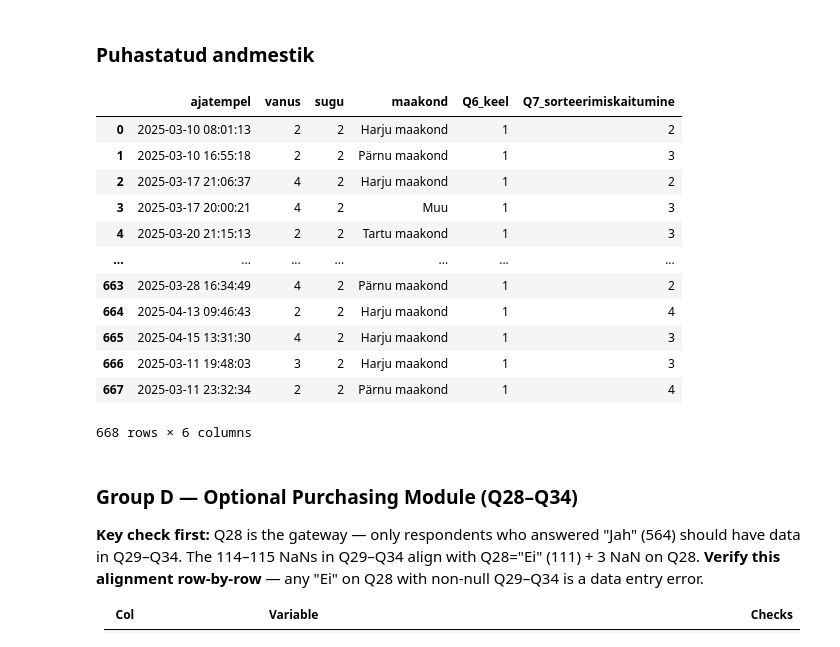
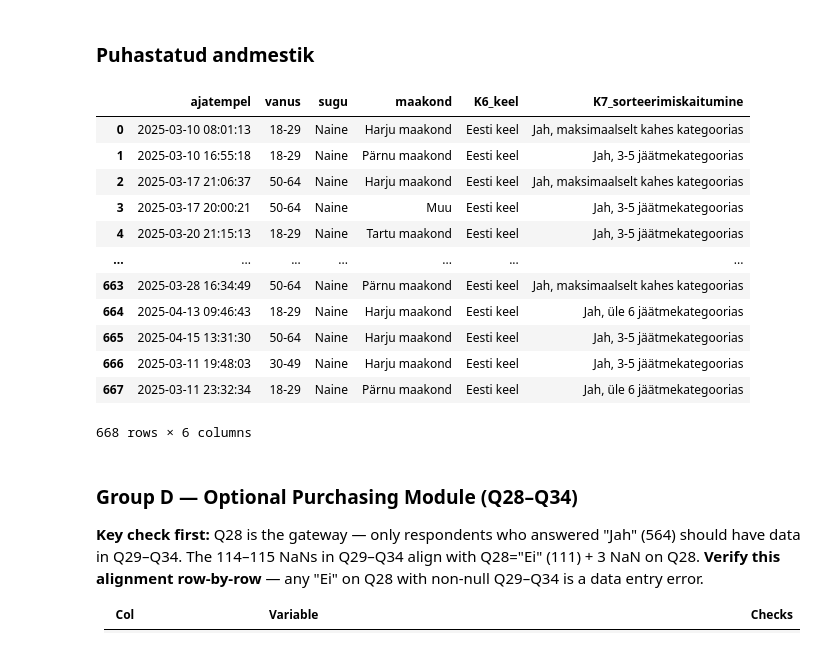
Before and after one commit to erinvainsalu/FRE_analyys, a Jupyter notebook: fre_analyys.ipynb, the cells around one changed output. Cells and saved outputs as stored; diff of their text form; code cells hidden in the pictures.

```diff
--- a/fre_analyys.ipynb
+++ b/fre_analyys.ipynb
@@ -29,7 +29,7 @@ gc = gspread.service_account(filename="freanalyys-732d478588e9.json", scopes=gsp
 sh = gc.open("Uuring Tarbijate hoiakud tekstiilide liigiti kogumisel rõivastest ja kodutekstiilidest loobumisel (vastused)")
 
 # Leia vastuste tööleht
-vastused = sh.worksheet("Vormi vastused kodeeritud")
+vastused = sh.worksheet("Vormi vastused")
 # Päri kõik vastused
 data_raw  = pd.DataFrame(vastused.get_all_records(default_blank="NULL"))
 
@@ -595,35 +593,35 @@ These columns store comma-separated multi-choice answers as a single string.
 # %%
 # Puhastatud andmed
 data = duckdb.sql('''
     SELECT
-        strptime(Q1_aeg, '%m/%d/%Y %H:%M:%S') as ajatempel
-        ,Q3_vanus as vanus
-        ,Q4_sugu as sugu
+        strptime(K1_aeg, '%m/%d/%Y %H:%M:%S') as ajatempel
+        ,K3_vanus as vanus
+        ,K4_sugu as sugu
         --,Q5_elukoht
-        ,tuleta_maakond(Q5_elukoht) as maakond
-        ,Q6_keel
-        --,teisenda_keel(Q6_keel) as peamine_kodune_keel
-        ,Q7_sorteerimiskaitumine
+        ,tuleta_maakond(K5_elukoht) as maakond
+        ,K6_keel
+        --,teisenda_keel(K6_keel) as peamine_kodune_keel
+        ,K7_sorteerimiskaitumine
     FROM data_raw
     WHERE
-        strptime(Q1_aeg, '%m/%d/%Y %H:%M:%S') BETWEEN '2025-03-10 00:00:00' AND '2025-04-30 23:59:59'
-        AND Q2_kontroll = 1 --eemaldada read, kus kontrollküsimuse vastus on "ei"
+        strptime(K1_aeg, '%m/%d/%Y %H:%M:%S') BETWEEN '2025-03-10 00:00:00' AND '2025-04-30 23:59:59'
+        AND K2_kontroll = 'Jah' --eemaldada read, kus kontrollküsimuse vastus on "ei"
         -- mis saab ridadest, kus Q13_kommunikatsiooni_selgus on tühi? kattuvad valede kuupäevadega
 ''').df()
 data
 # %% [output]
-|  | ajatempel | vanus | sugu | maakond | Q6_keel | Q7_sorteerimiskaitumine |
-| 0 | 2025-03-10 08:01:13 | 2 | 2 | Harju maakond | 1 | 2 |
-| 1 | 2025-03-10 16:55:18 | 2 | 2 | Pärnu maakond | 1 | 3 |
-| 2 | 2025-03-17 21:06:37 | 4 | 2 | Harju maakond | 1 | 2 |
-| 3 | 2025-03-17 20:00:21 | 4 | 2 | Muu | 1 | 3 |
-| 4 | 2025-03-20 21:15:13 | 2 | 2 | Tartu maakond | 1 | 3 |
+|  | ajatempel | vanus | sugu | maakond | K6_keel | K7_sorteerimiskaitumine |
+| 0 | 2025-03-10 08:01:13 | 18-29 | Naine | Harju maakond | Eesti keel | Jah, maksimaalselt kahes kategoorias |
+| 1 | 2025-03-10 16:55:18 | 18-29 | Naine | Pärnu maakond | Eesti keel | Jah, 3-5 jäätmekategoorias |
+| 2 | 2025-03-17 21:06:37 | 50-64 | Naine | Harju maakond | Eesti keel | Jah, maksimaalselt kahes kategoorias |
+| 3 | 2025-03-17 20:00:21 | 50-64 | Naine | Muu | Eesti keel | Jah, 3-5 jäätmekategoorias |
+| 4 | 2025-03-20 21:15:13 | 18-29 | Naine | Tartu maakond | Eesti keel | Jah, 3-5 jäätmekategoorias |
 | ... | ... | ... | ... | ... | ... | ... |
-| 663 | 2025-03-28 16:34:49 | 4 | 2 | Pärnu maakond | 1 | 2 |
-| 664 | 2025-04-13 09:46:43 | 2 | 2 | Harju maakond | 1 | 4 |
-| 665 | 2025-04-15 13:31:30 | 4 | 2 | Harju maakond | 1 | 3 |
-| 666 | 2025-03-11 19:48:03 | 3 | 2 | Harju maakond | 1 | 3 |
-| 667 | 2025-03-11 23:32:34 | 2 | 2 | Pärnu maakond | 1 | 4 |
+| 663 | 2025-03-28 16:34:49 | 50-64 | Naine | Pärnu maakond | Eesti keel | Jah, maksimaalselt kahes kategoorias |
+| 664 | 2025-04-13 09:46:43 | 18-29 | Naine | Harju maakond | Eesti keel | Jah, üle 6 jäätmekategoorias |
+| 665 | 2025-04-15 13:31:30 | 50-64 | Naine | Harju maakond | Eesti keel | Jah, 3-5 jäätmekategoorias |
+| 666 | 2025-03-11 19:48:03 | 30-49 | Naine | Harju maakond | Eesti keel | Jah, 3-5 jäätmekategoorias |
+| 667 | 2025-03-11 23:32:34 | 18-29 | Naine | Pärnu maakond | Eesti keel | Jah, üle 6 jäätmekategoorias |
 668 rows × 6 columns
 # %% [markdown]
 
```
Also changed, not shown: parts of 2 cells of this notebook, 6 other files.
